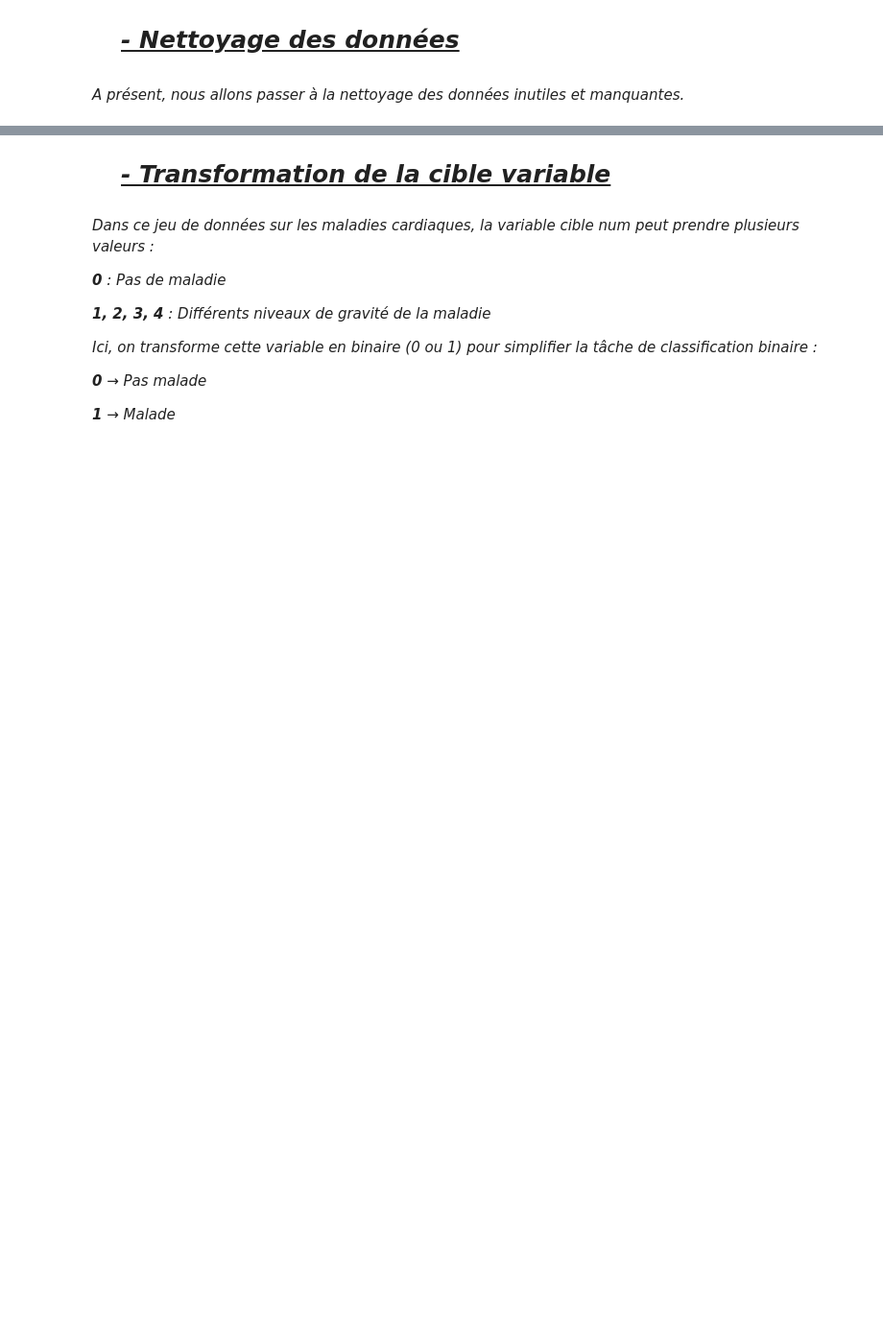
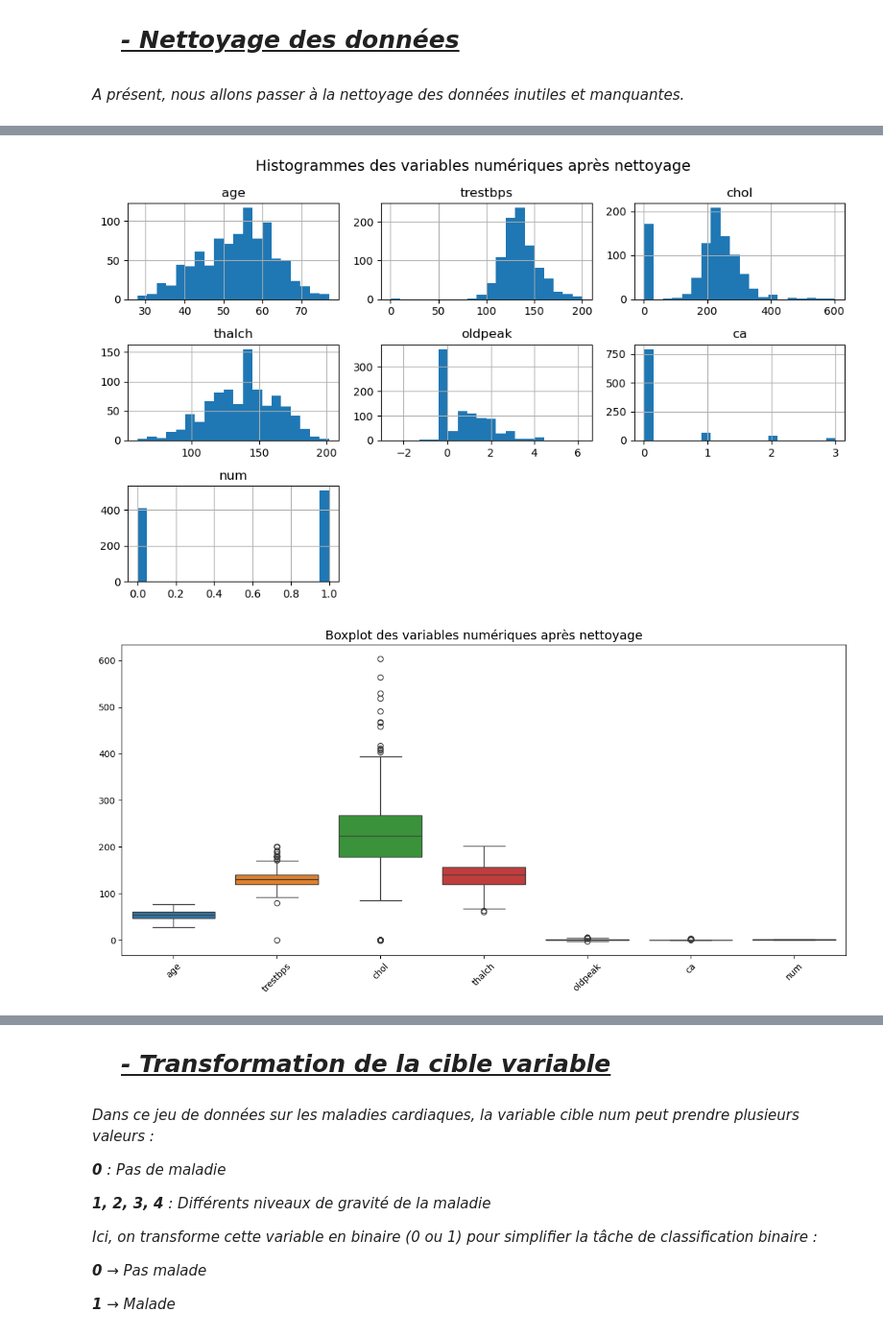
Before and after one commit to MMansourBa/Prediction-des-maladies-cardiaques, a Jupyter notebook: PROJET_ML.ipynb, the cells around one changed output, grey strips where cells are left out. Shown at 96% size. Cells and saved outputs as stored; diff of their text form; code cells hidden in the pictures; blank space fills up the shorter version.

```diff
--- a/PROJET_ML.ipynb
+++ b/PROJET_ML.ipynb
@@ -210,0 +206,25 @@ Aperçu du dataset après nettoyage :
+# %%
+# 1. Histogrammes des variables numériques après nettoyage
+df[variable_num].hist(figsize=(10, 6), bins=20)
+plt.suptitle("Histogrammes des variables numériques après nettoyage", fontsize=14)
+plt.tight_layout()
+plt.show()
+
+# 2. Boxplot des variables numériques pour détecter les outliers
+plt.figure(figsize=(12, 6))
+sns.boxplot(data=df[variable_num])
+plt.title("Boxplot des variables numériques après nettoyage", fontsize=14)
+plt.xticks(rotation=45)
+plt.tight_layout()
+plt.show()
+
+# 4. Matrice de corrélation des variables numériques
+corr = df[variable_num].corr()
+plt.figure(figsize=(10, 8))
+sns.heatmap(corr, annot=True, cmap='coolwarm', fmt='.2f', linewidths=0.5)
+plt.title("Matrice de corrélation des variables numériques", fontsize=14)
+plt.tight_layout()
+plt.show()
+# %% [output]
+[figure, added]
+[figure, added]
```
Also changed, not shown: parts of 42 cells of this notebook, 1 other file.
